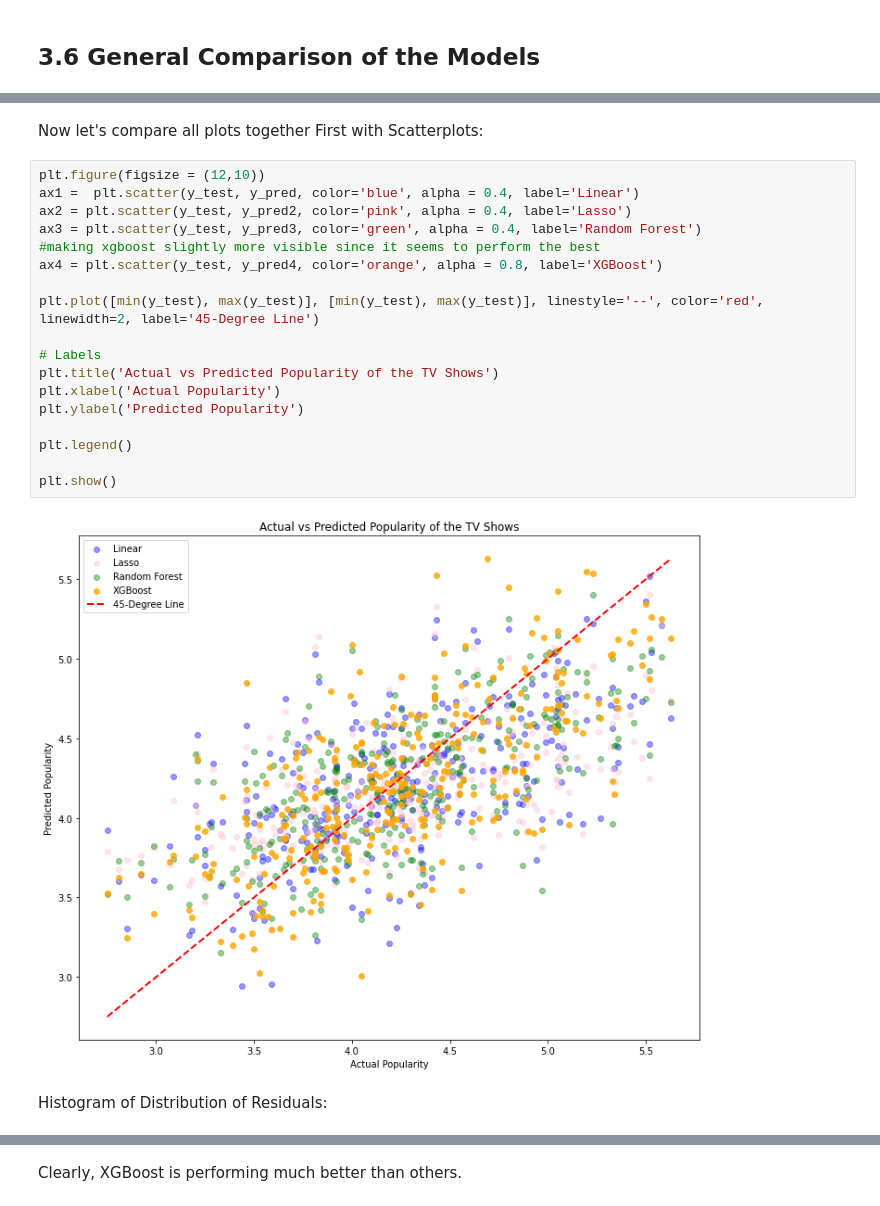
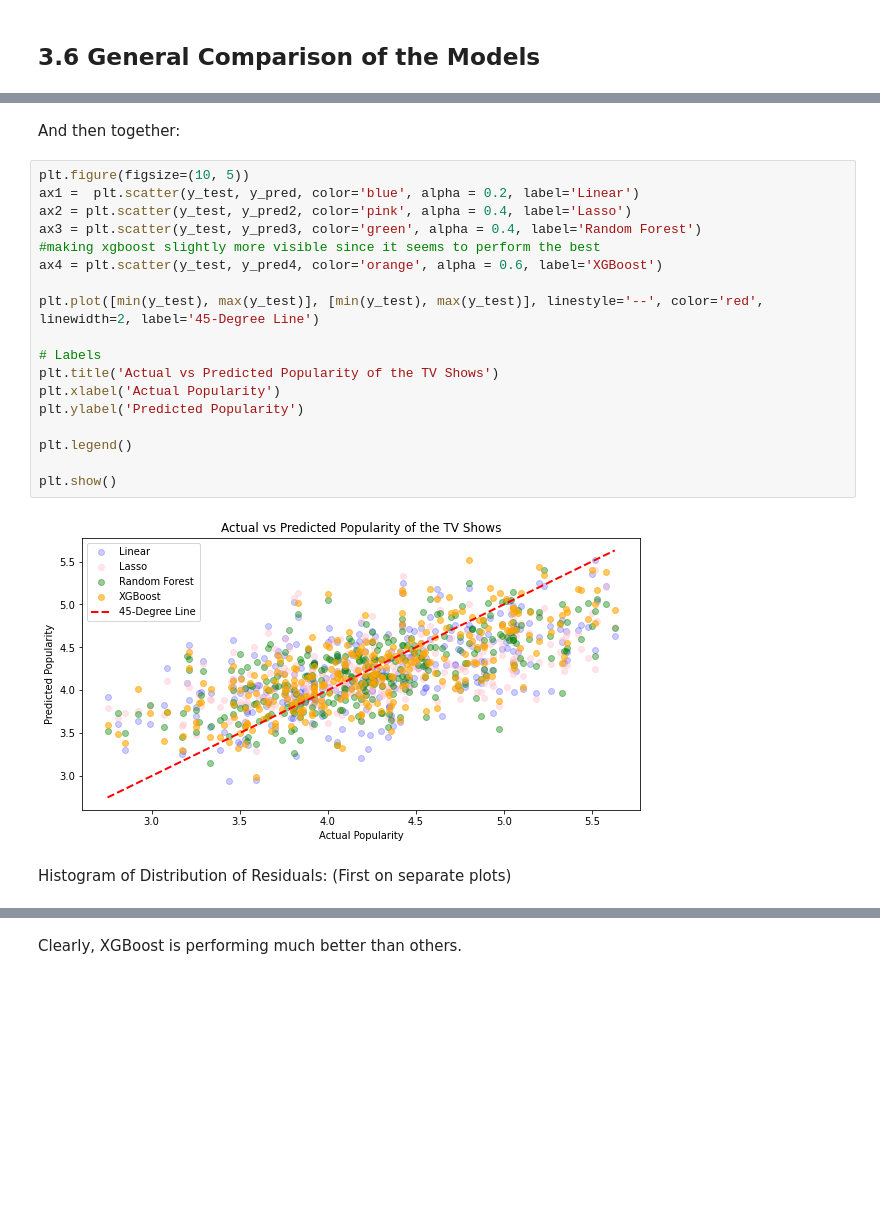
Before and after one commit to karlakum/Capstone_3, a Jupyter notebook: TV_SHOWS_Preprocessing_and_Modeling.ipynb, the cells around one changed output, grey strips where cells are left out. Drawn from its saved outputs; the diff is of its cells as text; blank space fills up the shorter version.

```diff
--- a/TV_SHOWS_Preprocessing_and_Modeling.ipynb
+++ b/TV_SHOWS_Preprocessing_and_Modeling.ipynb
@@ -681,25 +749,25 @@ Random Forest performs better than XGBoost
 # %% [markdown]
-Now let's compare all plots together
-First with Scatterplots:
+And then together:
 # %%
-plt.figure(figsize = (12,10))
-ax1 =  plt.scatter(y_test, y_pred, color='blue', alpha = 0.4, label='Linear')
+plt.figure(figsize=(10, 5))
+ax1 =  plt.scatter(y_test, y_pred, color='blue', alpha = 0.2, label='Linear')
 ax2 = plt.scatter(y_test, y_pred2, color='pink', alpha = 0.4, label='Lasso')
 ax3 = plt.scatter(y_test, y_pred3, color='green', alpha = 0.4, label='Random Forest')
 #making xgboost slightly more visible since it seems to perform the best
-ax4 = plt.scatter(y_test, y_pred4, color='orange', alpha = 0.8, label='XGBoost')
+ax4 = plt.scatter(y_test, y_pred4, color='orange', alpha = 0.6, label='XGBoost')
 
 plt.plot([min(y_test), max(y_test)], [min(y_test), max(y_test)], linestyle='--', color='red', linewidth=2, label='45-Degree Line')
 
 # Labels
 plt.title('Actual vs Predicted Popularity of the TV Shows')
 plt.xlabel('Actual Popularity')
 plt.ylabel('Predicted Popularity')
 
 plt.legend()
 
 plt.show()
 # %% [output]
-[figure, old version]
+[figure, new version]
 # %% [markdown]
 Histogram of Distribution of Residuals:
+(First on separate plots)
```
Also changed, not shown: parts of 27 cells of this notebook.
